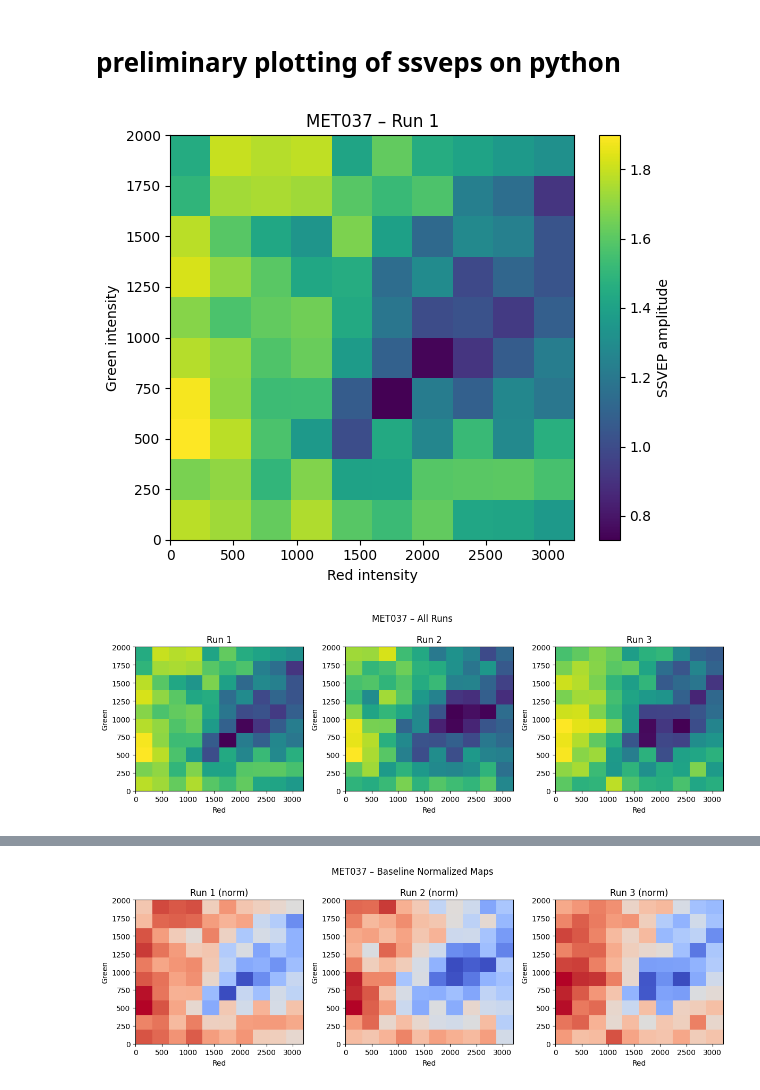
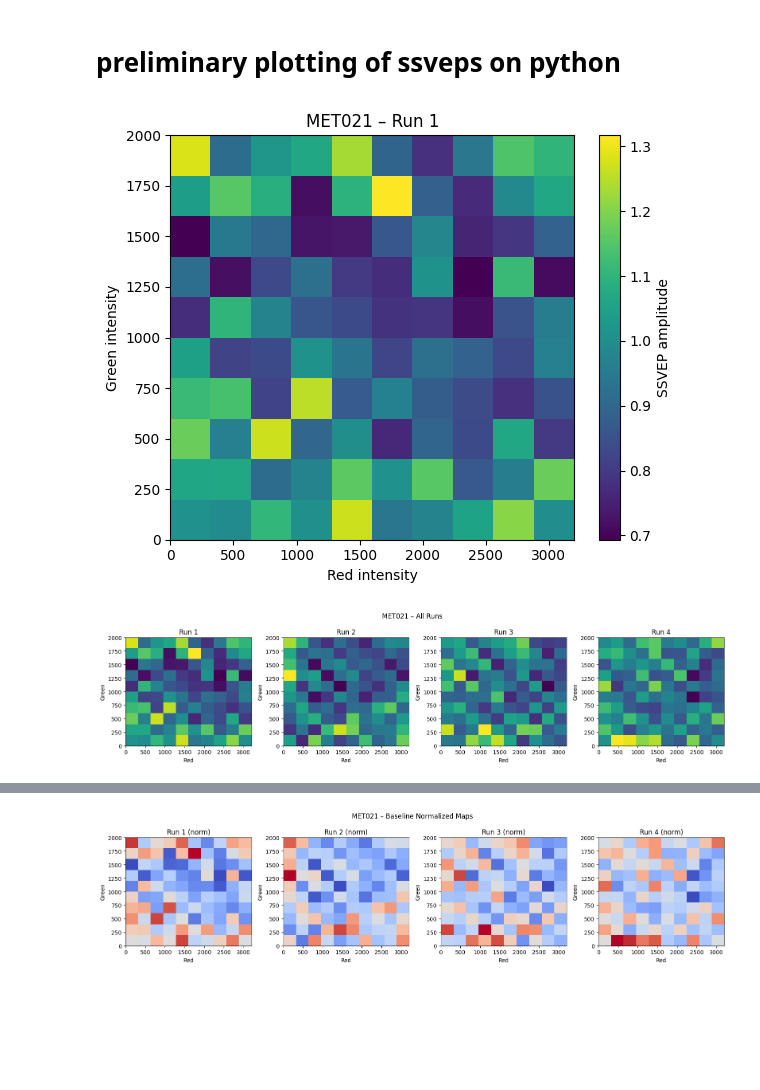
Before and after one commit to zevaz13/Metamers_python, a Jupyter notebook: scripts/eeg/plot_ssveps_11may26.ipynb, the cells around one changed output, grey strips where cells are left out. Saved outputs shown, nothing was run; the diff lists cells and outputs as text; code cells hidden in the pictures; blank space fills up the shorter version.

```diff
--- a/scripts/eeg/plot_ssveps_11may26.ipynb
+++ b/scripts/eeg/plot_ssveps_11may26.ipynb
@@ -3,14 +3,14 @@
 # %%
 from metamers.eeg.ssvep2python import load_ssvep_npz
 from metamers.eeg.ssvep_plotting import *
 
-data = load_ssvep_npz("/home/zevaz/projects/metamers/eeg/ssveps/MET037.npz")
+data = load_ssvep_npz("/home/zevaz/projects/metamers/eeg/ssveps/MET021.npz")
 
 plot_single_run_map(data, run_idx=0)
 plot_all_runs(data)
 plot_combined_raw_map(data)
 plot_normalized_maps(data)
 plot_mean_normalized_map(data)
 # %% [output]
-[figure, old version]
+[figure, new version]
-[figure, old version]
+[figure, new version]
@@ -18 +18 @@ plot_mean_normalized_map(data)
-[figure, old version]
+[figure, new version]
```
Also changed, not shown: parts of 1 cell of this notebook, 6 other files.
